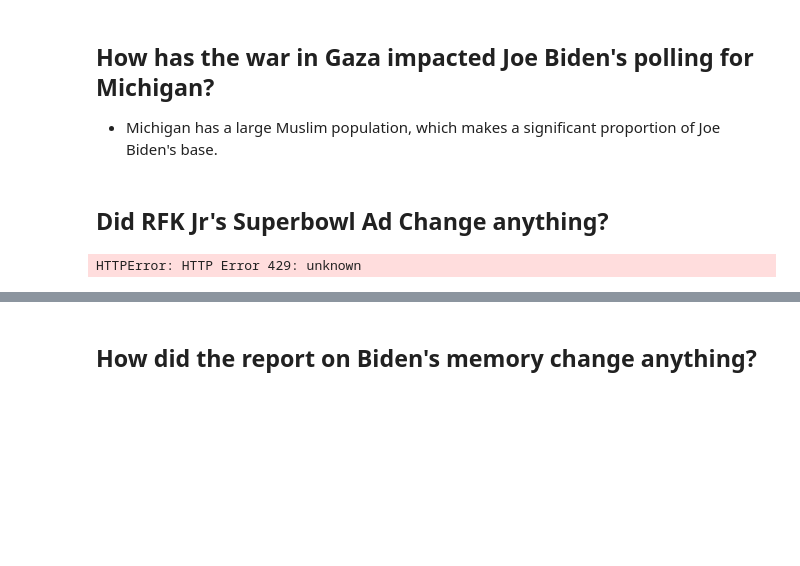
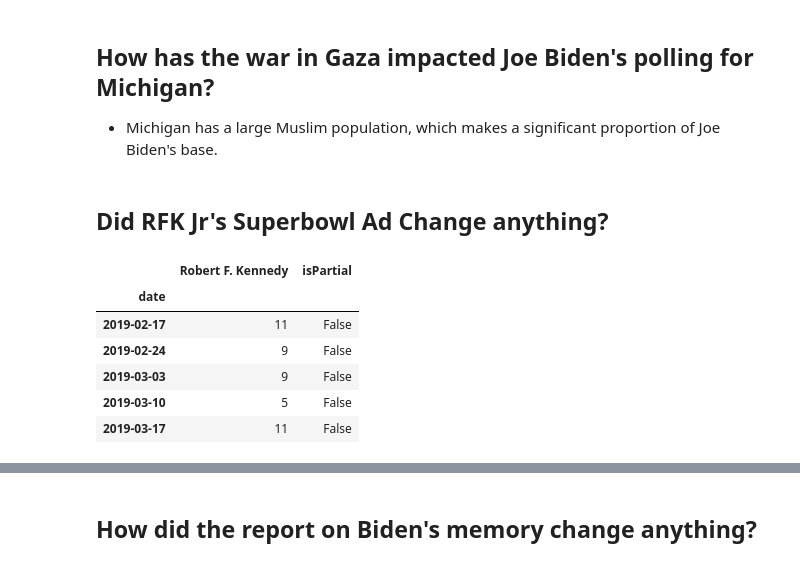
Before and after one commit to robertfeldstein/Election2024, a Jupyter notebook: battle_grounds.ipynb, the cells around one changed output, grey strips where cells are left out. Saved outputs shown, nothing was run; the diff lists cells and outputs as text; code cells hidden in the pictures; blank space fills up the shorter version.

```diff
--- a/battle_grounds.ipynb
+++ b/battle_grounds.ipynb
@@ -95,8 +105,26 @@ time_series(biden_states[1], 'Joe Biden', states[1]['state'].iloc[0])
 - Michigan has a large Muslim population, which makes a significant proportion of Joe Biden's base.
 # %% [markdown]
 ## Did RFK Jr's Superbowl Ad Change anything?
-# %%
-ndf = pd.read_csv("https://trends.google.com/trends/explore?date=now%207-d&geo=US&q=%2Fm%2F02l5km,%2Fm%2F012gx2,%2Fm%2F0cqt90&hl=en#:~:text=help_outline-,file_download,-code")
-#Look at google trends data
-# %% [output]
-HTTPError: HTTP Error 429: unknown
+# %%
+#Look at google trends data
+
+from pytrends.request import TrendReq
+
+time.sleep(60)
+
+pytrends = TrendReq(hl='en-US', tz=360)
+
+kw_list = ['Robert F. Kennedy']
+
+pytrends.build_payload(kw_list, cat=0, timeframe='today 5-y', geo='', gprop='')
+
+interest_over_time_df = pytrends.interest_over_time()
+interest_over_time_df.head()
+# %% [output]
+|  | Robert F. Kennedy | isPartial |
+| date |  |  |
+| 2019-02-17 | 11 | False |
+| 2019-02-24 | 9 | False |
+| 2019-03-03 | 9 | False |
+| 2019-03-10 | 5 | False |
+| 2019-03-17 | 11 | False |
```
Also changed, not shown: parts of 10 cells of this notebook.
